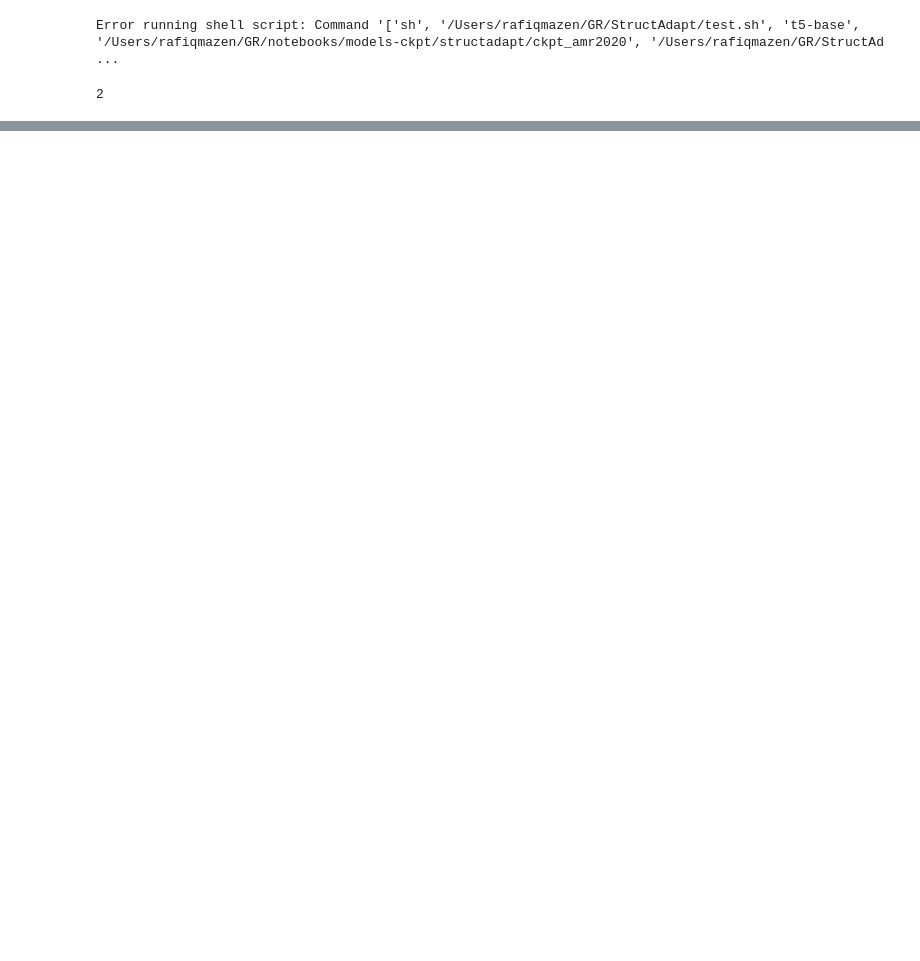
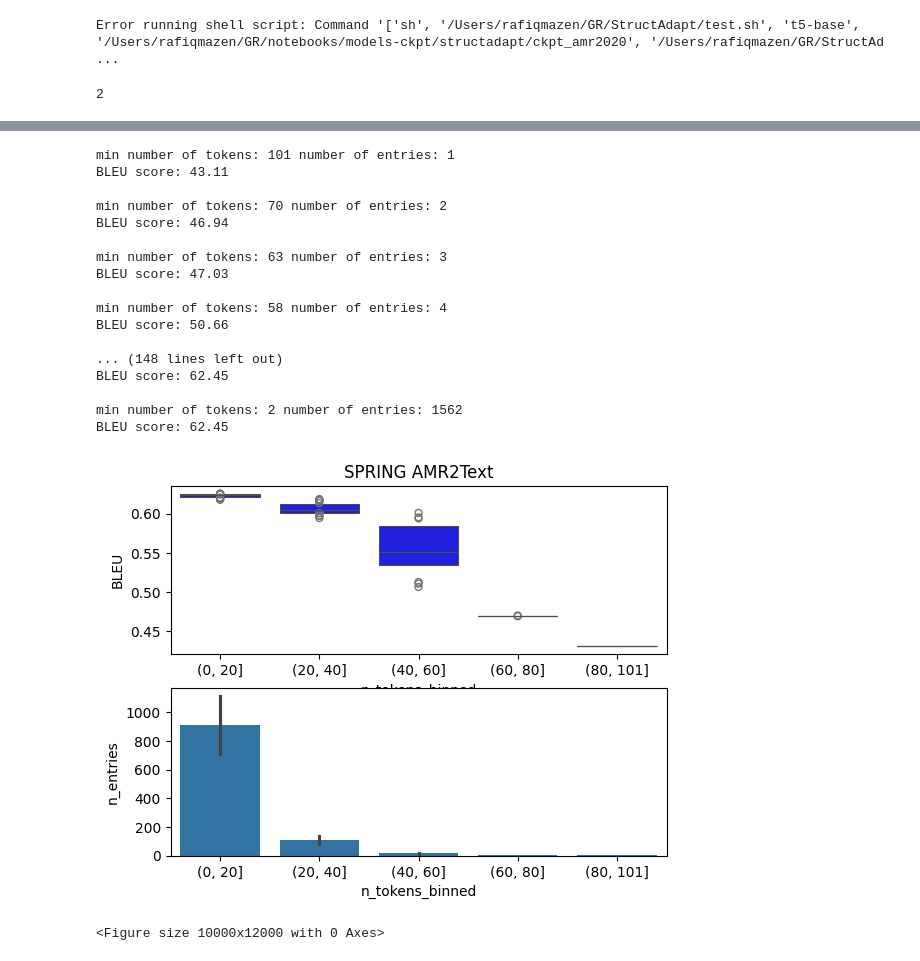
Before and after one commit to RafiqKamel/AMR-eval, a Jupyter notebook: notebooks/pipeline_test text gen.ipynb, the cells around one changed output, grey strips where cells are left out. Saved outputs shown, nothing was run; the diff lists cells and outputs as text; code cells hidden in the pictures; blank space fills up the shorter version.

Commit message:
modify evaluation

```diff
--- a/notebooks/pipeline_test text gen.ipynb
+++ b/notebooks/pipeline_test text gen.ipynb
@@ -1,5 +1,5 @@
 # %%
 from general_parser.loaders import dataset_loader
-loader = dataset_loader("/Users/rafiqmazen/GR/AMR/bio/amr/full/t.txt")
+loader = dataset_loader("/Users/rafiqmazen/AMR-eval/AMR/LP/full.txt")
 amrs = loader.return_amr_text(loader.return_amrs())
 # %% [output]
@@ -27,3 +25,9 @@ amr_pred
 2
 # %%
 amr_pred = parser.parse_amr_batches(loader.sentences)
+# %%
+import pandas as pd
+preds = pd.read_csv("spring_preds.txt", delimiter="|", header=None, names=["sent"])
+# %%
+import ast
+preds["sent"] = [ast.literal_eval(x)[0] for x in preds["sent"]]
@@ -39,5 +115,25 @@ plot_buckets(r,"bottom up structBART")
 # %%
-r = eval_top_down(amr_pred,loader.text_amrs, loader.sentences, evaluation_function="smatch")
-plot_smatch(r, "top down structBART")
-plot_buckets(r,"top down structBART")
+r = eval_top_down(preds["sent"],loader.sentences, loader.sentences,  evaluation_mode="text",evaluation_function="bleu")
+#plot_smatch(r, "top down SPRING")
+plot_buckets(r,"SPRING AMR2Text")
+# %% [output]
+min number of tokens: 101 number of entries: 1
+BLEU score: 43.11
+
+min number of tokens: 70 number of entries: 2
+BLEU score: 46.94
+
+min number of tokens: 63 number of entries: 3
+BLEU score: 47.03
+
+min number of tokens: 58 number of entries: 4
+BLEU score: 50.66
+
+... (148 lines left out)
+BLEU score: 62.45
+
+min number of tokens: 2 number of entries: 1562
+BLEU score: 62.45
+[figure, added]
+<Figure size 10000x12000 with 0 Axes>
 # %%
```
Also changed, not shown: parts of 10 cells of this notebook, 3 other files.
